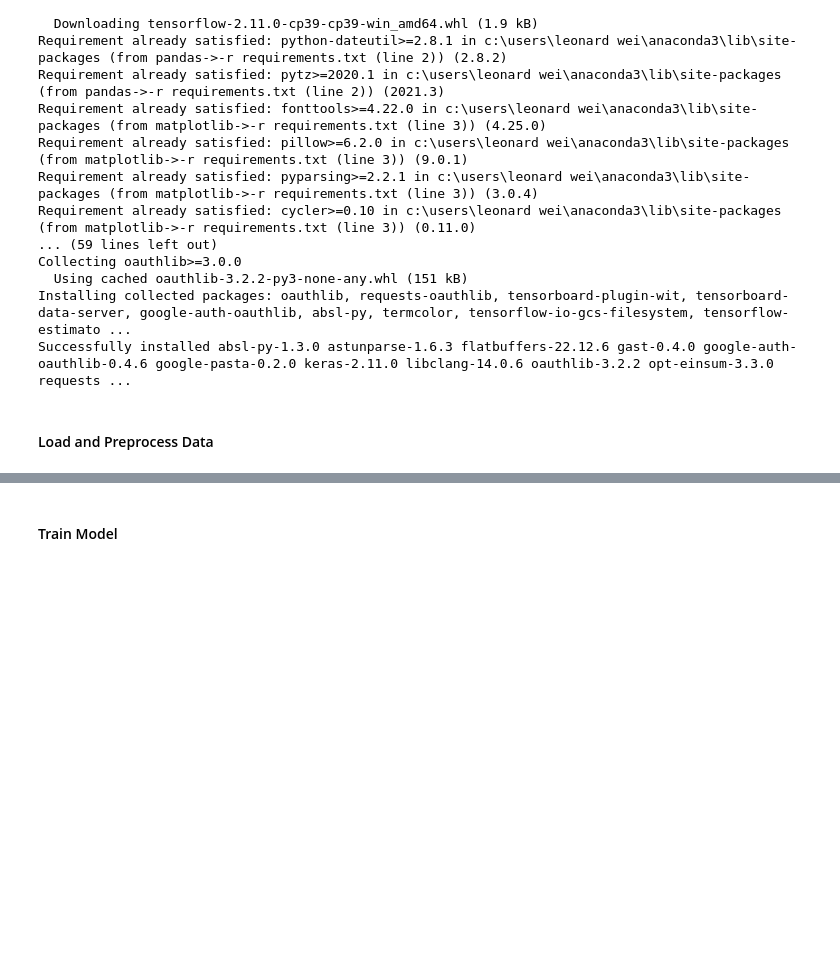
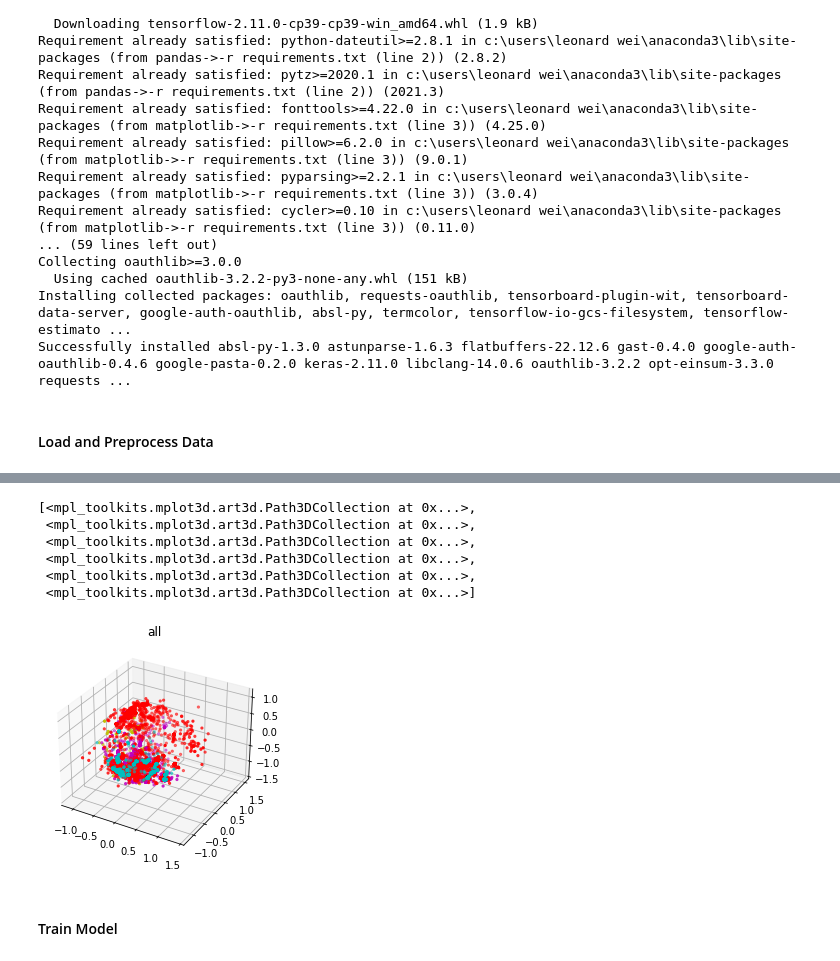
Before and after one commit to EE149-ILMN/fall-proj-2023, a Jupyter notebook: model.ipynb, the cells around one changed output, grey strips where cells are left out. Saved outputs shown, nothing was run; the diff lists cells and outputs as text; code cells hidden in the pictures; blank space fills up the shorter version.

```diff
--- a/model.ipynb
+++ b/model.ipynb
@@ -144,3 +136,23 @@ y_train, y_valid, y_test  = [d['label'] for d in (train_data, valid_data, test_d
+# %%
+file_nums = ['46343', '1066528', '781756']
+prep_func = lambda d: assign_sleep_to_motion(get_motion_average(d[0]), d[1])
+data = [load_data(num, './data') for num in file_nums]
+df = pd.concat([prep_func(d) for d in data], axis=0, ignore_index=True)
+# df.reset_index(drop=True)
+fig = plt.figure()
+ax = plt.axes(projection='3d')
+ax.set_title("all")
+plot = lambda d, c, m : ax.scatter3D(d['x'], d['y'], d['z'], c=c, marker=m)
+colors = ['r', 'm', 'y', 'g', 'b', 'c']
+[plot(df.loc[df['label'] == i], colors[i], '.') for i in range(6)]
+# %% [output]
+[<mpl_toolkits.mplot3d.art3d.Path3DCollection at 0x...>,
+ <mpl_toolkits.mplot3d.art3d.Path3DCollection at 0x...>,
+ <mpl_toolkits.mplot3d.art3d.Path3DCollection at 0x...>,
+ <mpl_toolkits.mplot3d.art3d.Path3DCollection at 0x...>,
+ <mpl_toolkits.mplot3d.art3d.Path3DCollection at 0x...>,
+ <mpl_toolkits.mplot3d.art3d.Path3DCollection at 0x...>]
+[figure, added]
 # %% [markdown]
 #### Train Model
 # %%
```
Also changed, not shown: parts of 6 cells of this notebook, 1 other file.
